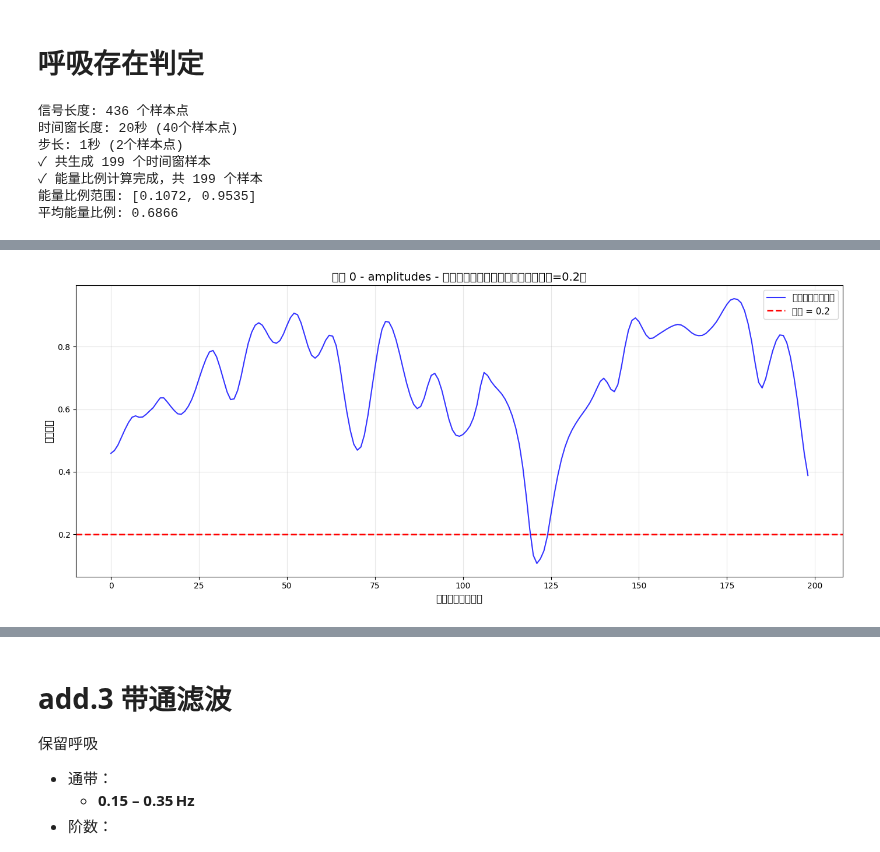
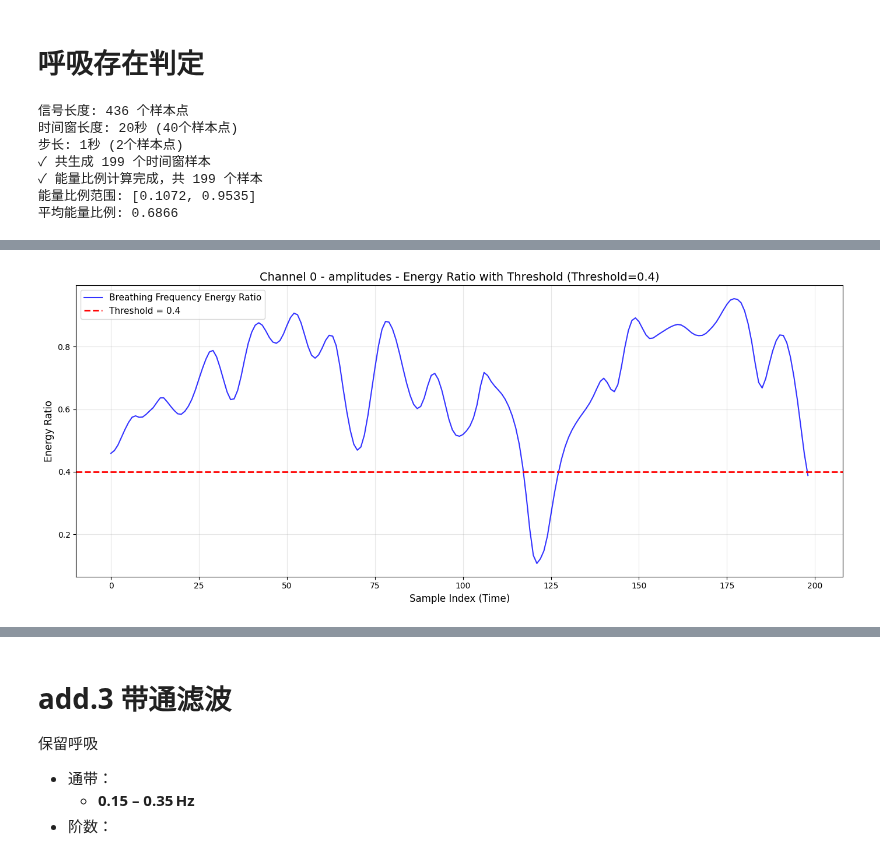
Before and after one commit to cwdao/ble_hci_sensing, a Jupyter notebook: load_saved_frames.ipynb, the cells around one changed output, grey strips where cells are left out. Saved outputs shown, nothing was run; the diff lists cells and outputs as text; code cells hidden in the pictures.

Commit message:
[vis]ladd label to raw data

```diff
--- a/load_saved_frames.ipynb
+++ b/load_saved_frames.ipynb
@@ -867,25 +867,25 @@ else:
 
     # 图1：能量占比曲线
     plt.figure(figsize=(14, 6))
-    plt.plot(sample_numbers, breathing_energy_ratios, 'b-', linewidth=1.5, alpha=0.8, label='呼吸频率能量占比')
-    plt.xlabel('样本序号（时间）', fontsize=12)
-    plt.ylabel('能量占比', fontsize=12)
-    plt.title(f'通道 {demo_channel} - {demo_variable} - 呼吸频率【{breath_freq_low}-{breath_freq_high}】Hz 占【{total_freq_low}-{total_freq_high}】Hz 的能量比例', fontsize=14)
+    plt.plot(sample_numbers, breathing_energy_ratios, 'b-', linewidth=1.5, alpha=0.8, label='Breathing Frequency Energy Ratio')
+    plt.xlabel('Sample Index (Time)', fontsize=12)
+    plt.ylabel('Energy Ratio', fontsize=12)
+    plt.title(f'Channel {demo_channel} - {demo_variable} - Energy Ratio of Breathing Frequency [{breath_freq_low}-{breath_freq_high}] Hz to Total Frequency [{total_freq_low}-{total_freq_high}] Hz', fontsize=14)
     plt.grid(True, alpha=0.3)
     plt.legend(fontsize=11)
     plt.tight_layout()
     plt.show()
 
     # 手动指定阈值
-    threshold = 0.2
+    threshold = 0.4
 
     # 图2：能量占比曲线 + 阈值线
     plt.figure(figsize=(14, 6))
-    plt.plot(sample_numbers, breathing_energy_ratios, 'b-', linewidth=1.5, alpha=0.8, label='呼吸频率能量占比')
-    plt.axhline(y=threshold, color='r', linestyle='--', linewidth=2, label=f'阈值 = {threshold}')
-    plt.xlabel('样本序号（时间）', fontsize=12)
-    plt.ylabel('能量占比', fontsize=12)
-    plt.title(f'通道 {demo_channel} - {demo_variable} - 呼吸频率能量占比与阈值对比（阈值={threshold}）', fontsize=14)
+    plt.plot(sample_numbers, breathing_energy_ratios, 'b-', linewidth=1.5, alpha=0.8, label='Breathing Frequency Energy Ratio')
+    plt.axhline(y=threshold, color='r', linestyle='--', linewidth=2, label=f'Threshold = {threshold}')
+    plt.xlabel('Sample Index (Time)', fontsize=12)
+    plt.ylabel('Energy Ratio', fontsize=12)
+    plt.title(f'Channel {demo_channel} - {demo_variable} - Energy Ratio with Threshold (Threshold={threshold})', fontsize=14)
     plt.grid(True, alpha=0.3)
     plt.legend(fontsize=11)
     plt.tight_layout()
@@ -898,6 +898,66 @@ else:
     print(f"\n=== 阈值分析（阈值={threshold}）===")
     print(f"阈值以上的样本数: {above_threshold} / {len(breathing_energy_ratios)} ({above_threshold/len(breathing_energy_ratios)*100:.1f}%)")
     print(f"阈值以下的样本数: {below_threshold} / {len(breathing_energy_ratios)} ({below_threshold/len(breathing_energy_ratios)*100:.1f}%)")
+
+    # 图3：高通滤波后的信号 + 低于阈值的区间背景标记
+    # 获取时间轴
+    timestamps_ms = all_channels_data[demo_channel]['timestamps_ms']
+    if len(timestamps_ms) > 0:
+        time_sec = (timestamps_ms - timestamps_ms[0]) / 1000.0
+    else:
+        time_sec = np.arange(len(filtered_signal)) / sampling_rate
+
+    # 确保时间轴长度与信号长度匹配
+    if len(time_sec) != len(filtered_signal):
+        time_sec = np.arange(len(filtered_signal)) / sampling_rate
+
+    plt.figure(figsize=(14, 6))
+    ax = plt.gca()
+
+    # 绘制高通滤波后的信号
+    ax.plot(time_sec, filtered_signal, 'b-', linewidth=1.0, alpha=0.8, label='Highpass Filtered Signal')
+
+    # 标记低于阈值的区间
+    # 找到所有低于阈值的样本
+    below_threshold_samples = np.where(breathing_energy_ratios < threshold)[0]
+
+    # 为每个低于阈值的样本绘制背景区域
+    label_added = False
+    for sample_idx in below_threshold_samples:
+        # 使用sample_indices获取该样本的起始索引
+        if sample_idx < len(sample_indices):
+            start_idx = sample_indices[sample_idx]
+            end_idx = start_idx + window_length_samples
+
+            # 确保索引在有效范围内
+            if end_idx <= len(time_sec):
+                start_time = time_sec[start_idx]
+                end_time = time_sec[end_idx - 1] if end_idx > 0 else time_sec[-1]
+            else:
+                # 如果超出范围，使用最后一个时间点
+                start_time = time_sec[start_idx] if start_idx < len(time_sec) else time_sec[-1]
+                end_time = time_sec[-1]
+        else:
+            # 如果sample_indices不可用，使用近似计算
+            start_time = sample_idx * step_length_sec
+            end_time = start_time + window_length_sec
+            start_time = max(start_time, time_sec[0])
+            end_time = min(end_time, time_sec[-1])
+
+        # 绘制浅红色背景区域
+        if not label_added:
+            ax.axvspan(start_time, end_time, alpha=0.2, color='red', label='Below Threshold Regions')
+            label_added = True
+        else:
+            ax.axvspan(start_time, end_time, alpha=0.2, color='red')
+
+    ax.set_xlabel('Time (s)', fontsize=12)
+    ax.set_ylabel('Signal Amplitude', fontsize=12)
+    ax.set_title(f'Channel {demo_channel} - {demo_variable} - Highpass Filtered Signal (Threshold={threshold})', fontsize=14)
+    ax.grid(True, alpha=0.3)
+    ax.legend(fontsize=11)
+    plt.tight_layout()
+    plt.show()
 # %% [output]
 信号长度: 436 个样本点
 时间窗长度: 20秒 (40个样本点)
@@ -910 +970 @@ else:
-[figure, old version]
+[figure, new version]
```
Also changed, not shown: parts of 1 cell of this notebook.
